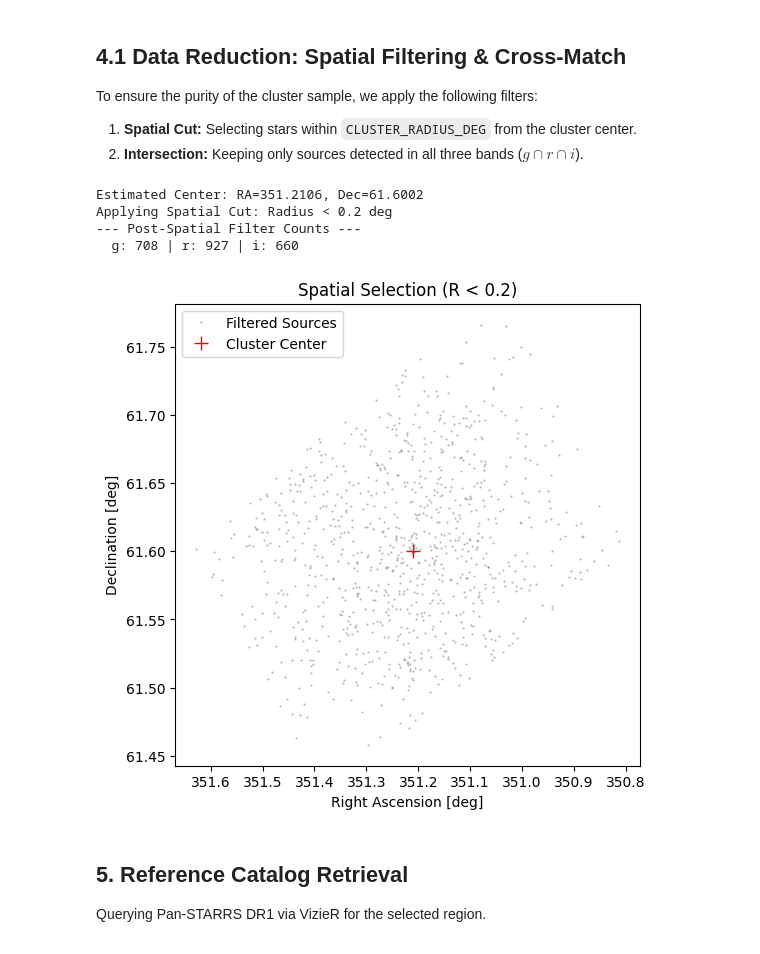
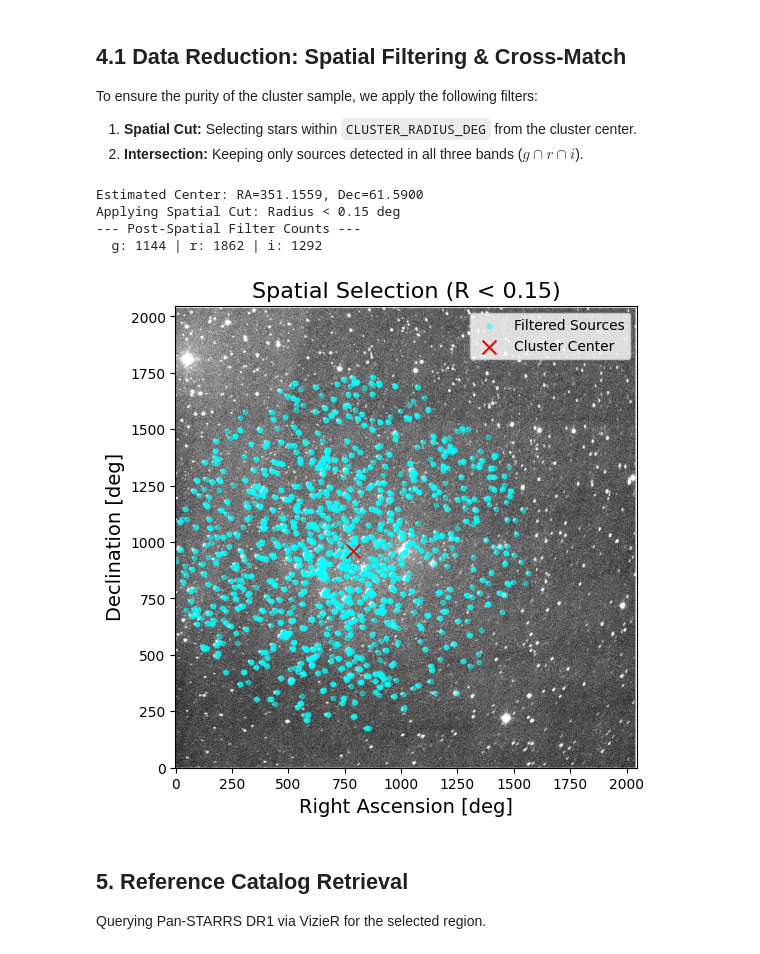
Before and after one commit to rloustalet/OHP-CLS, a Jupyter notebook: diagramme_hr.ipynb, the cells around one changed output. Drawn from its saved outputs; the diff is of its cells as text; code cells hidden in the pictures.

```diff
--- a/diagramme_hr.ipynb
+++ b/diagramme_hr.ipynb
@@ -34,13 +34,13 @@ plt.style.use('default')
 Definition of input data paths, Point Spread Function (PSF) properties, and selection criteria.
 # %%
 # Input FITS files
-stack_g_path = 'stacks/lyon/stack_g.fits'
-stack_r_path = 'stacks/lyon/stack_r.fits'
-stack_i_path = 'stacks/lyon/stack_i.fits'
+stack_g_path = 'stacks/stack_g.fits'
+stack_r_path = 'stacks/stack_r.fits'
+stack_i_path = 'stacks/stack_i.fits'
 
 # Photometry settings
-fwhm = 5.0
-aperture_radius = 2 * fwhm / 2.355
+fwhm = 2.5
+aperture_radius = 2 * fwhm / 2.355 #2.355 is approx 2*sqrt(2ln2)
 sigma_thresh = 5.0
 
 # Catalog matching settings
@@ -49,7 +49,7 @@ use_panstarrs = True
 
 # --- SPATIAL FILTERING PARAMETER ---
 # Radius limit to segregate cluster members from field stars.
-CLUSTER_RADIUS_DEG = 0.20
+CLUSTER_RADIUS_DEG = 0.15
 
 # Isochrone Fitting Initial Guesses
 DISTANCE_MODULUS = 11.3
@@ -69,7 +69,7 @@ def solve_astrometry(input_fits):
     output_fits = input_fits.replace('.fits', '_wcs.fits')
     if not os.path.exists(output_fits):
         print(f'Solving astrometry for {input_fits}...')
-        cmd = ['solve-field', input_fits, '--overwrite', '--no-plots', '--new-fits', output_fits]
+        cmd = ['solve-field', input_fits, '--overwrite', '--index-dir', '/Volumes/Astro/Astrometry',  '--no-plots', '--new-fits', output_fits]
         subprocess.run(cmd, stdout=subprocess.DEVNULL, stderr=subprocess.DEVNULL)
     return output_fits
 
@@ -150,43 +162,47 @@ To ensure the purity of the cluster sample, we apply the following filters:
 # %%
 # 1. Define Cluster Center (Median of g-band sources)
 ra_cen = np.median(coords_g.ra.deg)
 dec_cen = np.median(coords_g.dec.deg)
 center = SkyCoord(ra_cen, dec_cen, unit='deg')
 
 print(f"Estimated Center: RA={ra_cen:.4f}, Dec={dec_cen:.4f}")
 print(f"Applying Spatial Cut: Radius < {CLUSTER_RADIUS_DEG} deg")
 
 # Spatial Filter Function
 def filter_by_radius(phot_table, coords, center, radius_deg):
     sep = coords.separation(center)
     mask = sep < radius_deg * u.deg
     return phot_table[mask], coords[mask]
 
 # Apply filter
 phot_g, coords_g = filter_by_radius(phot_g, coords_g, center, CLUSTER_RADIUS_DEG)
 phot_r, coords_r = filter_by_radius(phot_r, coords_r, center, CLUSTER_RADIUS_DEG)
 phot_i, coords_i = filter_by_radius(phot_i, coords_i, center, CLUSTER_RADIUS_DEG)
 
 print(f"--- Post-Spatial Filter Counts ---")
 print(f"  g: {len(phot_g)} | r: {len(phot_r)} | i: {len(phot_i)}")
 
 # --- VISUALIZATION: Field vs Selection ---
 plt.figure(figsize=(6, 6))
-# Note: We plot the filtered r and i sources just to visualize density
-plt.plot(coords_r.ra.deg, coords_r.dec.deg, 'k.', ms=1, alpha=0.3, label='Filtered Sources')
-plt.plot(ra_cen, dec_cen, 'r+', ms=10, label='Cluster Center')
-plt.xlabel('Right Ascension [deg]')
-plt.ylabel('Declination [deg]')
-plt.title(f'Spatial Selection (R < {CLUSTER_RADIUS_DEG})')
-plt.gca().invert_xaxis()
+# Note: plot on original image by converting RADEC to pixel coordinates
+plt.imshow(g_data, cmap='gray', origin='lower', vmin=np.percentile(g_data, 5), vmax=np.percentile(g_data, 95))
+# convert scatter coordinates to pixel for plotting
+pix_coords = wcs.all_world2pix(np.column_stack((coords_r.ra.deg, coords_r.dec.deg)), 1)
+plt.scatter(pix_coords[:,0], pix_coords[:,1], s=10, color='cyan', alpha=0.5, label='Filtered Sources')
+# Plot Cluster Center
+center_pix = wcs.all_world2pix([[ra_cen, dec_cen]], 1)[0]
+plt.scatter(center_pix[0], center_pix[1], s=100, color='red', marker='x', label='Cluster Center')
+plt.xlabel('Right Ascension [deg]', fontsize=14)
+plt.ylabel('Declination [deg]', fontsize=14)
+plt.title(f'Spatial Selection (R < {CLUSTER_RADIUS_DEG})', fontsize=16)
 plt.legend()
 plt.show()
 # %% [output]
-Estimated Center: RA=351.2106, Dec=61.6002
-Applying Spatial Cut: Radius < 0.2 deg
+Estimated Center: RA=351.1559, Dec=61.5900
+Applying Spatial Cut: Radius < 0.15 deg
 --- Post-Spatial Filter Counts ---
-  g: 708 | r: 927 | i: 660
+  g: 1144 | r: 1862 | i: 1292
-[figure, old version]
+[figure, new version]
 # %% [markdown]
 ## 5. Reference Catalog Retrieval
 
```
Also changed, not shown: parts of 7 cells of this notebook.
